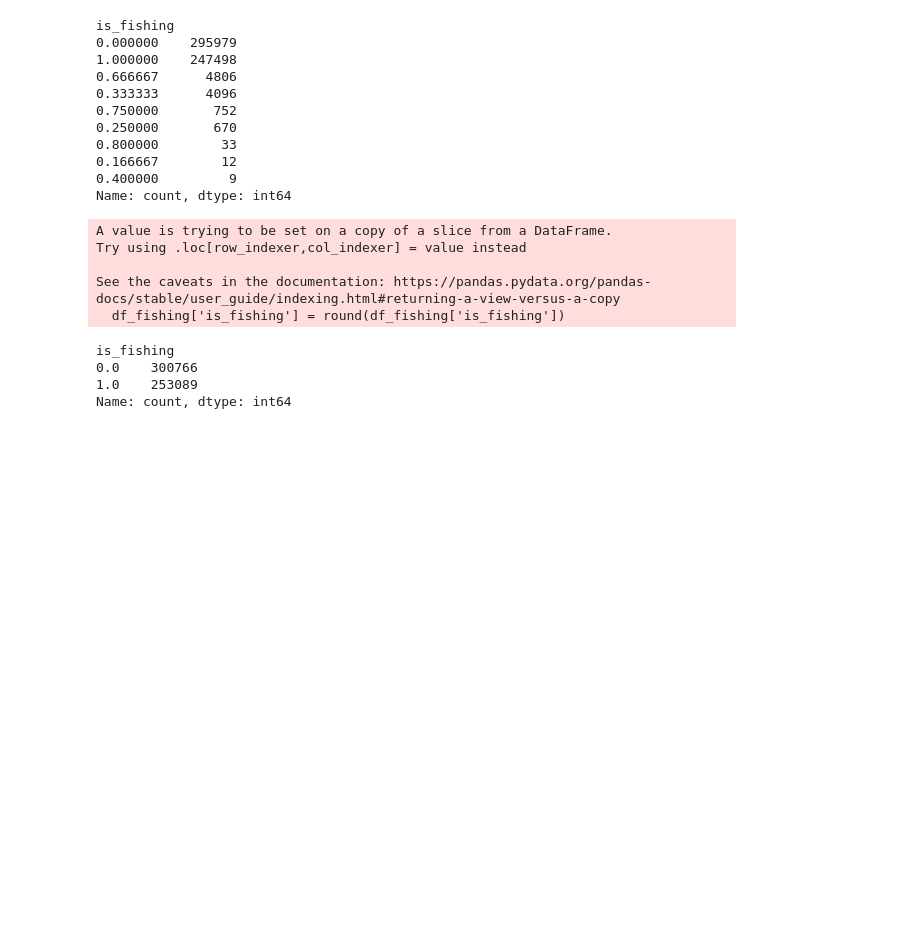
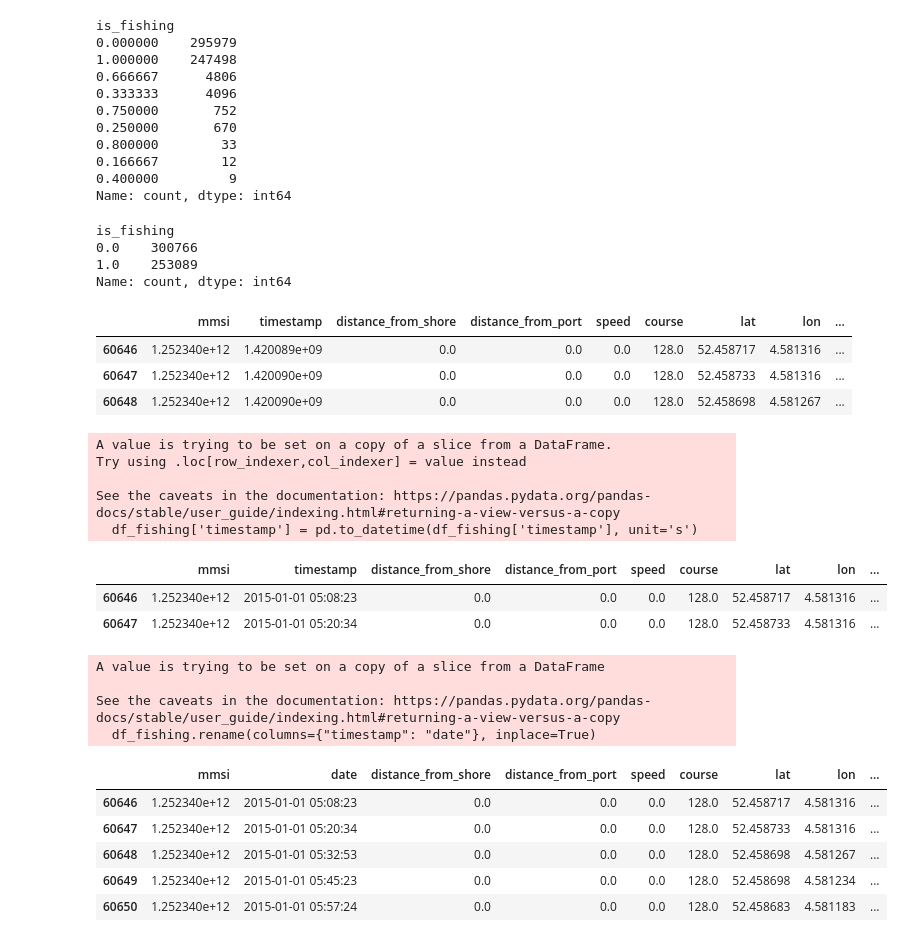
Before and after one commit to DukeDucray/fishing_classification, a Jupyter notebook: notebook/grace.ipynb, the cells around one changed output. Drawn from its saved outputs; the diff is of its cells as text; code cells hidden in the pictures; blank space fills up the shorter version.

```diff
--- a/notebook/grace.ipynb
+++ b/notebook/grace.ipynb
@@ -138,9 +42,6 @@ df['mmsi'].nunique()
 # %% [output]
 354
 # %%
-from sklearn.preprocessing import OneHotEncoder
-import numpy as np
-
 # Instantiate the OneHotEncoder
 ohe = OneHotEncoder(sparse_output =False)
 
@@ -151,7 +52,7 @@ ohe.fit(df[['type']])
 df[ohe.get_feature_names_out()] = ohe.transform(df[['type']])
 
 # Drop the column "Alley" which has been encoded
-df.drop(columns = ["type"], inplace = True)
+df.drop(columns = ["type", "source"], inplace = True)
 # %%
 df.head(3)
 # %% [output]
@@ -159,6 +60,3 @@ df.head(3)
 | 0 | 1.252340e+12 | 1.325376e+09 | 0.0 | 0.0 | 0.0 | 153.0 | 52.458649 | 4.581200 | ... |
 | 1 | 1.252340e+12 | 1.325378e+09 | 0.0 | 0.0 | 0.0 | 153.0 | 52.458668 | 4.581167 | ... |
 | 2 | 1.252340e+12 | 1.325379e+09 | 0.0 | 0.0 | 0.0 | 153.0 | 52.458633 | 4.581183 | ... |
-# %%
-df.drop(columns=['source'], inplace=True)
-df.head(3)
@@ -184,13 +77,7 @@ is_fishing
 0.400000         9
 Name: count, dtype: int64
 # %%
-df_fishing['is_fishing'] = round(df_fishing['is_fishing'])
+df_fishing.loc[:, ('is_fishing')] = round(df_fishing.loc[:, ('is_fishing')])
-# %% [output]
-A value is trying to be set on a copy of a slice from a DataFrame.
-Try using .loc[row_indexer,col_indexer] = value instead
-
-See the caveats in the documentation: https://pandas.pydata.org/pandas-docs/stable/user_guide/indexing.html#returning-a-view-versus-a-copy
-  df_fishing['is_fishing'] = round(df_fishing['is_fishing'])
 # %%
 df_fishing['is_fishing'].value_counts()
 # %% [output]
@@ -198,3 +85,38 @@ is_fishing
 0.0    300766
 1.0    253089
 Name: count, dtype: int64
+# %%
+df_fishing.head(3)
+# %% [output]
+|  | mmsi | timestamp | distance_from_shore | distance_from_port | speed | course | lat | lon | ... |
+| 60646 | 1.252340e+12 | 1.420089e+09 | 0.0 | 0.0 | 0.0 | 128.0 | 52.458717 | 4.581316 | ... |
+| 60647 | 1.252340e+12 | 1.420090e+09 | 0.0 | 0.0 | 0.0 | 128.0 | 52.458733 | 4.581316 | ... |
+| 60648 | 1.252340e+12 | 1.420090e+09 | 0.0 | 0.0 | 0.0 | 128.0 | 52.458698 | 4.581267 | ... |
+# %%
+df_fishing['timestamp'] = pd.to_datetime(df_fishing['timestamp'], unit='s')
+# %% [output]
+A value is trying to be set on a copy of a slice from a DataFrame.
+Try using .loc[row_indexer,col_indexer] = value instead
+
+See the caveats in the documentation: https://pandas.pydata.org/pandas-docs/stable/user_guide/indexing.html#returning-a-view-versus-a-copy
+  df_fishing['timestamp'] = pd.to_datetime(df_fishing['timestamp'], unit='s')
+# %%
+df_fishing.head(2)
+# %% [output]
+|  | mmsi | timestamp | distance_from_shore | distance_from_port | speed | course | lat | lon | ... |
+| 60646 | 1.252340e+12 | 2015-01-01 05:08:23 | 0.0 | 0.0 | 0.0 | 128.0 | 52.458717 | 4.581316 | ... |
+| 60647 | 1.252340e+12 | 2015-01-01 05:20:34 | 0.0 | 0.0 | 0.0 | 128.0 | 52.458733 | 4.581316 | ... |
+# %%
+df_fishing.rename(columns={"timestamp": "date"}, inplace=True)
+df_fishing.head()
+# %% [output]
+A value is trying to be set on a copy of a slice from a DataFrame
+
+See the caveats in the documentation: https://pandas.pydata.org/pandas-docs/stable/user_guide/indexing.html#returning-a-view-versus-a-copy
+  df_fishing.rename(columns={"timestamp": "date"}, inplace=True)
+|  | mmsi | date | distance_from_shore | distance_from_port | speed | course | lat | lon | ... |
+| 60646 | 1.252340e+12 | 2015-01-01 05:08:23 | 0.0 | 0.0 | 0.0 | 128.0 | 52.458717 | 4.581316 | ... |
+| 60647 | 1.252340e+12 | 2015-01-01 05:20:34 | 0.0 | 0.0 | 0.0 | 128.0 | 52.458733 | 4.581316 | ... |
+| 60648 | 1.252340e+12 | 2015-01-01 05:32:53 | 0.0 | 0.0 | 0.0 | 128.0 | 52.458698 | 4.581267 | ... |
+| 60649 | 1.252340e+12 | 2015-01-01 05:45:23 | 0.0 | 0.0 | 0.0 | 128.0 | 52.458698 | 4.581234 | ... |
+| 60650 | 1.252340e+12 | 2015-01-01 05:57:24 | 0.0 | 0.0 | 0.0 | 128.0 | 52.458683 | 4.581183 | ... |
```
Also changed, not shown: parts of 32 cells of this notebook.
